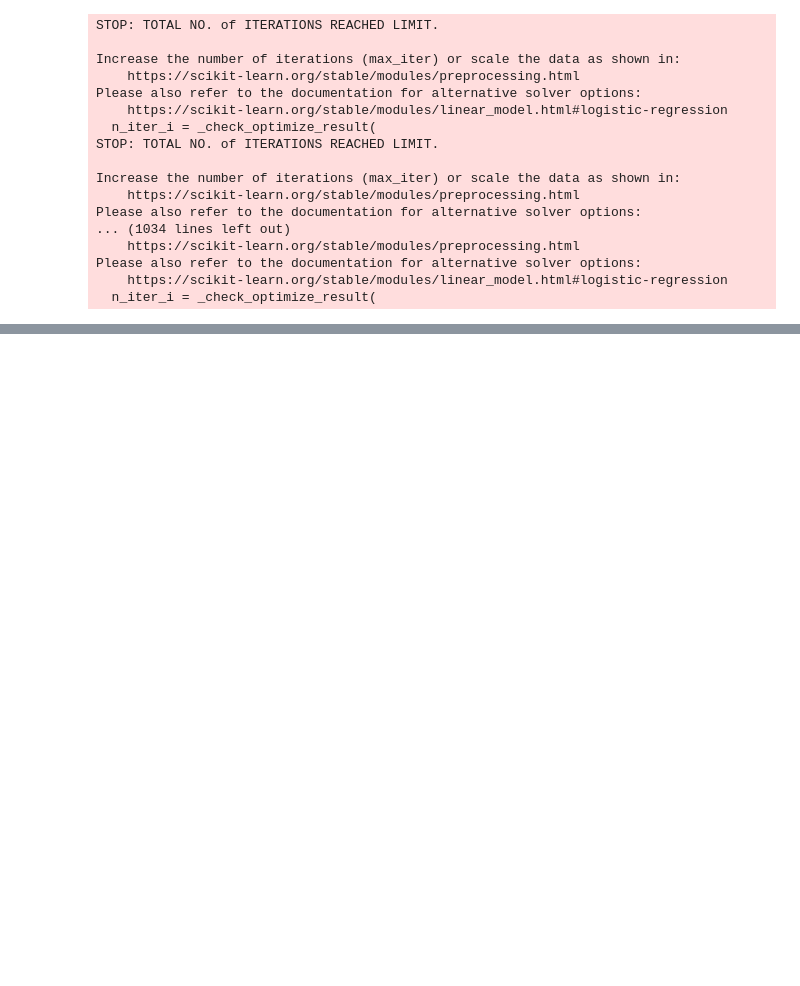
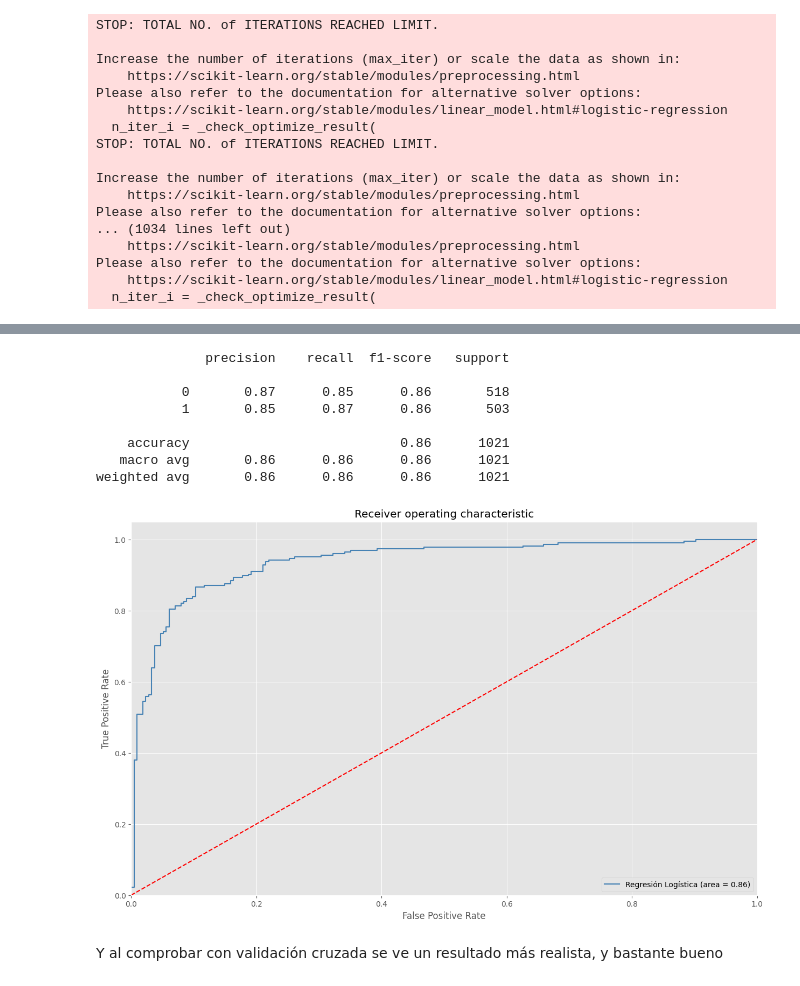
Before and after one commit to estebandonis/HT6-MineriadeDatos, a Jupyter notebook: hoja6.ipynb, the cells around one changed output, grey strips where cells are left out. Saved outputs shown, nothing was run; the diff lists cells and outputs as text; code cells hidden in the pictures; blank space fills up the shorter version.

```diff
--- a/hoja6.ipynb
+++ b/hoja6.ipynb
@@ -268,0 +406,4 @@ weighted avg       0.99      0.99      0.99       438
+# %%
+logReg = LogisticRegression(solver='liblinear')
+result = logReg.fit(X_train[numerical_columns],y_train)
+X_train[numerical_columns]
@@ -268,0 +424,3 @@ weighted avg       0.99      0.99      0.99       438
+# %%
+y_pred = logReg.predict(X_train[numerical_columns])
+print('Accuracy of logistic regression classifier on test set: {:.2f}'.format(logReg.score(X_test[numerical_columns], y_test)))
@@ -268,0 +431,8 @@ weighted avg       0.99      0.99      0.99       438
+# %%
+solvers = ['newton-cg', 'lbfgs', 'liblinear']
+penalty = ['l2']
+c_values = [100, 10, 1.0, 0.1, 0.01]
+grid = dict(solver=solvers,penalty=penalty,C=c_values)
+cv = RepeatedStratifiedKFold(n_splits=10, n_repeats=3, random_state=1)
+grid_search = GridSearchCV(estimator=logReg, param_grid=grid, n_jobs=-1, cv=cv, scoring='accuracy',error_score=0)
+grid_result = grid_search.fit(X, y)
@@ -268,0 +481,28 @@ weighted avg       0.99      0.99      0.99       438
+# %%
+ypred = grid_search.predict(X_test)
+print(classification_report(y_train,y_pred))
+
+logit_roc_auc = roc_auc_score(y_test, logReg.predict(X_test[numerical_columns]))
+fpr, tpr, thresholds = roc_curve(y_test, logReg.predict_proba(X_test[numerical_columns])[:,1])
+plt.figure()
+plt.plot(fpr, tpr, label='Regresión Logística (area = %0.2f)' % logit_roc_auc, color="steelblue")
+plt.plot([0, 1], [0, 1],'r--')
+plt.xlim([0.0, 1.0])
+plt.ylim([0.0, 1.05])
+plt.xlabel('False Positive Rate')
+plt.ylabel('True Positive Rate')
+plt.title('Receiver operating characteristic')
+plt.legend(loc="lower right")
+plt.show()
+# %% [output]
+              precision    recall  f1-score   support
+
+           0       0.87      0.85      0.86       518
+           1       0.85      0.87      0.86       503
+
+    accuracy                           0.86      1021
+   macro avg       0.86      0.86      0.86      1021
+weighted avg       0.86      0.86      0.86      1021
+[figure, added]
+# %% [markdown]
+Y al comprobar con validación cruzada se ve un resultado más realista, y bastante bueno
```
Also changed, not shown: parts of 23 cells of this notebook.
